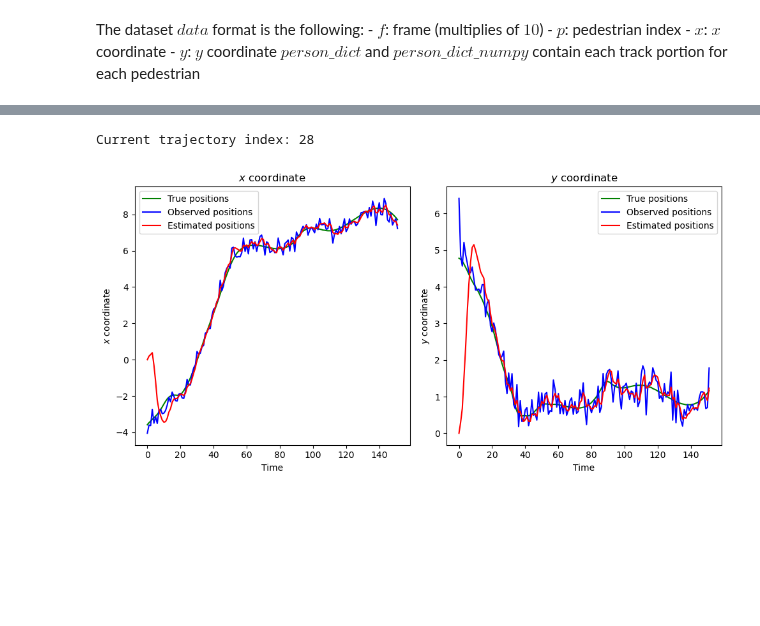
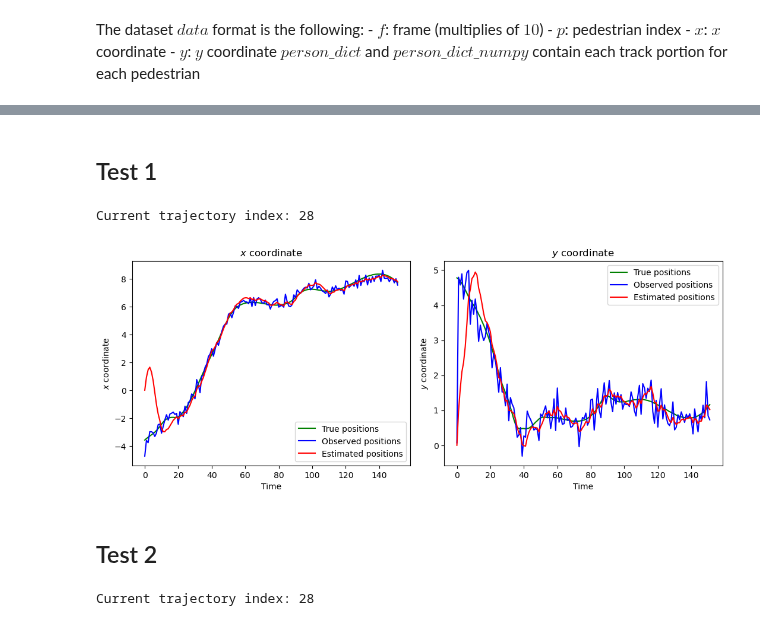
Before and after one commit to steurendo/SLNN, a Jupyter notebook: SL/Lab4/Lab4.ipynb, the cells around one changed output, grey strips where cells are left out. Drawn from its saved outputs; the diff is of its cells as text; code cells hidden in the pictures; blank space fills up the shorter version.

Commit message:
SL - Lab4: tested values, added example picture instead of inline image

```diff
--- a/SL/Lab4/Lab4.ipynb
+++ b/SL/Lab4/Lab4.ipynb
@@ -91,3 +175,5 @@ def kalman_filter(y, mu_tmin1, sigma_tmin1, A, C, Q, R):
+# %% [markdown]
+## Test 1
 # %%
 ### TWEAK: trajectory index between 0 and 148. Value -1 is random
 traj_index = 28
@@ -108,7 +194,7 @@ C = np.array([[1, 0, 0, 0],  # x is measured directly
               [0, 1, 0, 0]])  # y is measured directly
 
 ### TWEAK: measurements confidence
-sigma_R = 1.8
+sigma_R = 3
 ### TWEAK: model confidence
 sigma_Q = 0.2
 
@@ -140,26 +226,88 @@ for t in range(1, len(true_positions)):
 # %% [output]
 Current trajectory index: 28
 # %%
-plt.figure(figsize=(10, 5))
-plt.subplot(1, 2, 1)
+plt.figure(figsize=(16, 8))
+plt.subplot(2, 3, 1)
 plt.plot(true_positions[:, 0], 'g')
 plt.plot(obs_positions[:, 0], 'b')
 plt.plot(est_positions[:, 0], 'r')
 plt.xlabel('Time')
 plt.ylabel('$x$ coordinate')
 labels = ['True positions', 'Observed positions', 'Estimated positions']
 plt.legend(labels)
 plt.title('$x$ coordinate')
-plt.subplot(1, 2, 2)
+plt.subplot(2, 3, 2)
 plt.plot(true_positions[:, 1], 'g')
 plt.plot(obs_positions[:, 1], 'b')
 plt.plot(est_positions[:, 1], 'r')
 plt.xlabel('Time')
 plt.ylabel('$y$ coordinate')
 labels = ['True positions', 'Observed positions', 'Estimated positions']
 plt.legend(labels)
 plt.title('$y$ coordinate')
+# plt.subplot(2, 3, 4)
+# plt.plot(true_positions[:, 0], true_positions[:, 1], 'g')
+# plt.plot(obs_positions[:, 0], obs_positions[:, 1], 'b')
+# plt.plot(est_positions[:, 0], est_positions[:, 1], 'r')
+# plt.xlabel('$x$ coordinate')
+# plt.ylabel('$y$ coordinate')
+# labels = ['True positions', 'Observed positions', 'Estimated positions']
+# plt.legend(labels)
+# plt.title('$y$ coordinate')
 plt.tight_layout()
 plt.show()
 # %% [output]
-[figure, old version]
+[figure, new version]
+# %% [markdown]
+## Test 2
+# %%
+### TWEAK: trajectory index between 0 and 148. Value -1 is random
+traj_index = 28
+current_index = np.random.randint(len(person_dict_numpy)) if traj_index == -1 else traj_index
+print(f'Current trajectory index: {current_index}')
+true_positions = person_dict_numpy[current_index]
+N = true_positions.shape[0]
+
+### TWEAK: velocity weight on model
+Delta = 1
+A = np.array([[1, 0, Delta, 0],
+              [0, 1, 0, Delta],
+              [0, 0, 1, 0],
+              [0, 0, 0, 1]])
+
+# Measurement matrix
+C = np.array([[1, 0, 0, 0],  # x is measured directly
+              [0, 1, 0, 0]])  # y is measured directly
+
+### TWEAK: measurements confidence
+sigma_R = 2
+### TWEAK: model confidence
+sigma_Q = 2
+
+# Define the process noise covariance matrix
+Q = (sigma_Q ** 2) * np.eye(4)
+
+# Define the measurement noise covariance matrix
+R = (sigma_R ** 2) * np.eye(2)
+
+# Set the initial state and covariance
+mu_0 = np.array([0, 0, Delta, Delta])
+sigma_0 = sigma_Q * np.ones(4)
+
+# Iterate over the observed coordinates
+obs_positions = np.empty(shape=(N, 2))
+obs_positions[0] = true_positions[0] + np.random.normal(0, sigma_R, 2)
+est_positions = np.empty(shape=(N, 2))
+est_positions[0] = mu_0[:2]
+for t in range(1, len(true_positions)):
+    # Get the observed coordinates at time t
+    # Note: the observed position is simulated by adding gaussian noise to the true_positions
+    sigma_simulation = 0.3
+    y = true_positions[t] + np.random.normal(0, sigma_simulation, 2)
+    obs_positions[t] = y
+
+    #apply the kalman filter on the observed coordinates
+    mu_0, sigma_0 = kalman_filter(y, mu_0, sigma_0, A, C, Q, R)
+    est_positions[t] = mu_0[:2]
+# %% [output]
+Current trajectory index: 28
```
Also changed, not shown: parts of 7 cells of this notebook, 1 other file.
